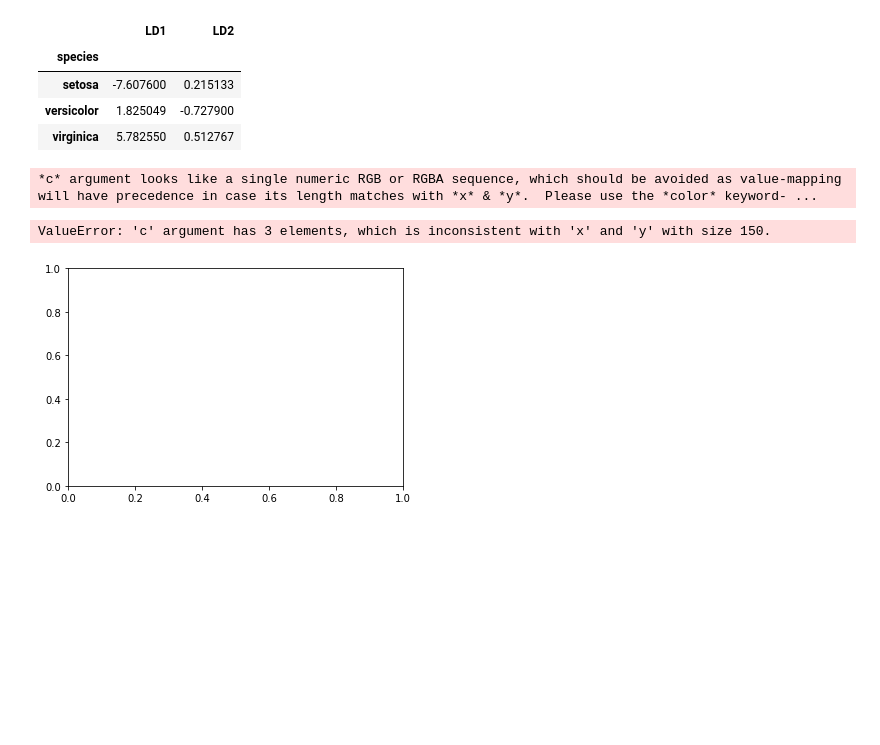
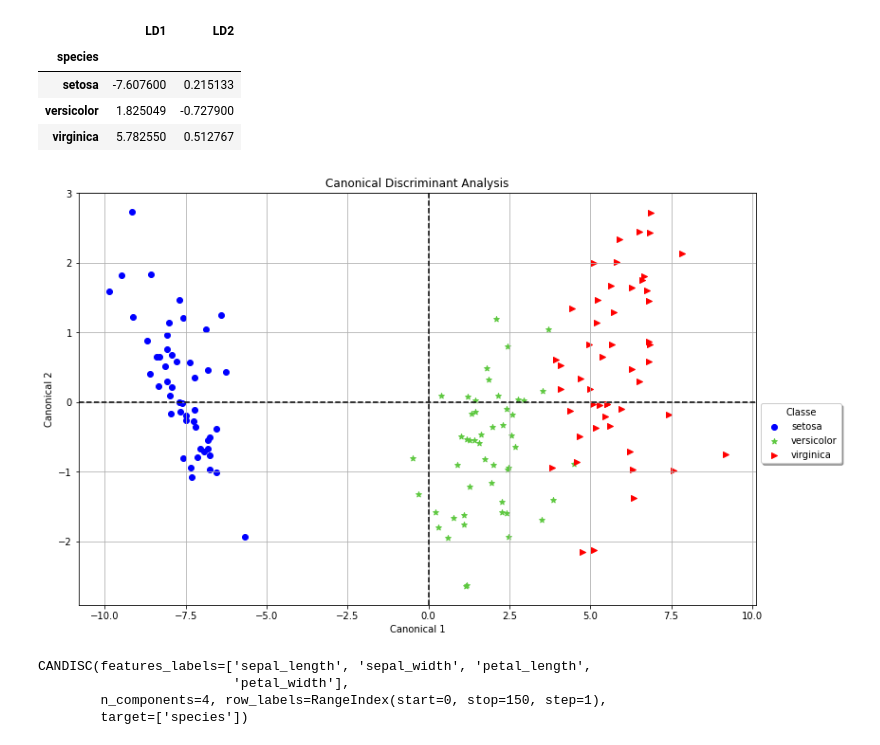
Before and after one commit to enfantbenidedieu/scientisttools, a Jupyter notebook: candisc_iris.ipynb, the cells around one changed output. Saved outputs shown, nothing was run; the diff lists cells and outputs as text; code cells hidden in the pictures; blank space fills up the shorter version.

```diff
--- a/candisc_iris.ipynb
+++ b/candisc_iris.ipynb
@@ -145,10 +145,27 @@ candisc.gmean_coord_
 | setosa | -7.607600 | 0.215133 |
 | versicolor | 1.825049 | -0.727900 |
 | virginica | 5.782550 | 0.512767 |
-# %%
-from scientisttools.pyplot import plotCANDISC
-plotCANDISC(candisc)
-# %% [output]
-*c* argument looks like a single numeric RGB or RGBA sequence, which should be avoided as value-mapping will have precedence in case its length matches with *x* & *y*.  Please use the *color* keyword- ...
-ValueError: 'c' argument has 3 elements, which is inconsistent with 'x' and 'y' with size 150.
-[figure, removed]
+# %%
+from scientisttools.pyplot import plotCANDISC
+import matplotlib.pyplot as plt
+
+fig, axe =plt.subplots(figsize=(16,8))
+plotCANDISC(candisc,color=["blue",'#5DC83F','red'],marker=['o',"*",'>'],ax=axe)
+plt.show()
+# %% [output]
+[figure, added]
+# %%
+from scientisttools.discriminant_analysis import STEPDISC
+
+candisc = CANDISC(n_components=4,
+                  target=["species"],
+                  row_labels=iris.index,
+                  features_labels=list(iris.columns[:-1]))
+
+# Instanciattion
+candisc.fit(iris)
+# %% [output]
+CANDISC(features_labels=['sepal_length', 'sepal_width', 'petal_length',
+                         'petal_width'],
+        n_components=4, row_labels=RangeIndex(start=0, stop=150, step=1),
+        target=['species'])
```
Also changed, not shown: parts of 3 cells of this notebook, 6 other files.
